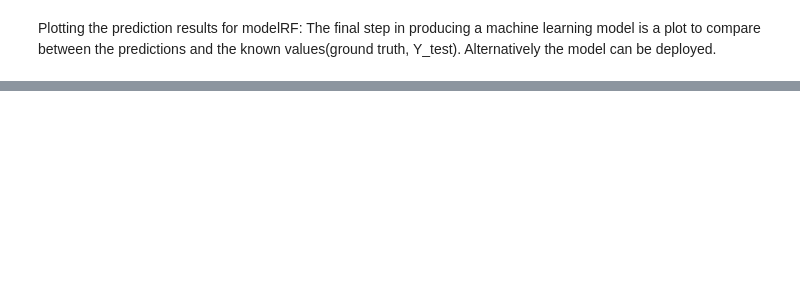
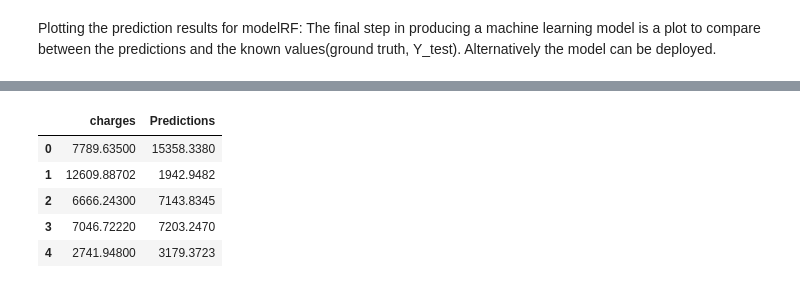
Before and after one commit to albMuniz1/DS-and-analytics, a Jupyter notebook: Medical Cost Predictions.ipynb, the cells around one changed output, grey strips where cells are left out. Drawn from its saved outputs; the diff is of its cells as text; code cells hidden in the pictures; blank space fills up the shorter version.

```diff
--- a/Medical Cost Predictions.ipynb
+++ b/Medical Cost Predictions.ipynb
@@ -325,0 +392,12 @@ plt.show()
+# %%
+# remove unnamed column
+horizontal_stack= horizontal_stack.drop(['Unnamed: 0'], axis = 1)
+# %%
+horizontal_stack.head()
+# %% [output]
+|  | charges | Predictions |
+| 0 | 7789.63500 | 15358.3380 |
+| 1 | 12609.88702 | 1942.9482 |
+| 2 | 6666.24300 | 7143.8345 |
+| 3 | 7046.72220 | 7203.2470 |
+| 4 | 2741.94800 | 3179.3723 |
```
Also changed, not shown: parts of 23 cells of this notebook.
